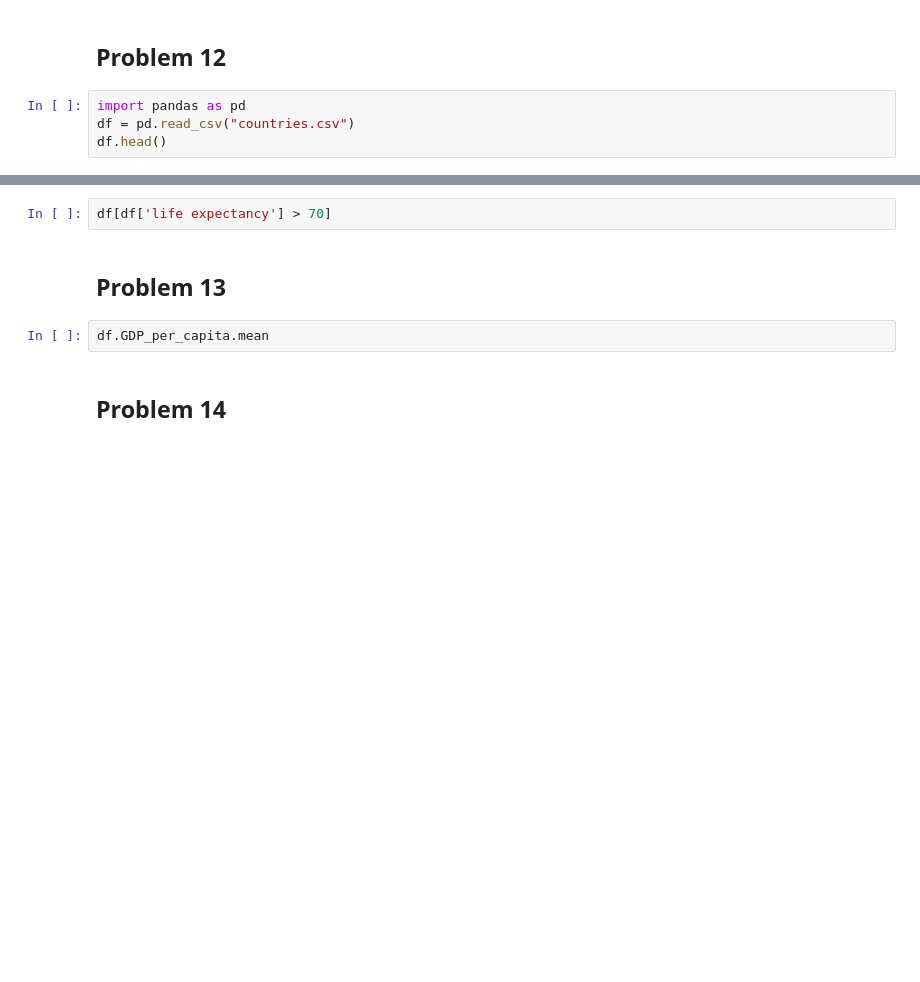
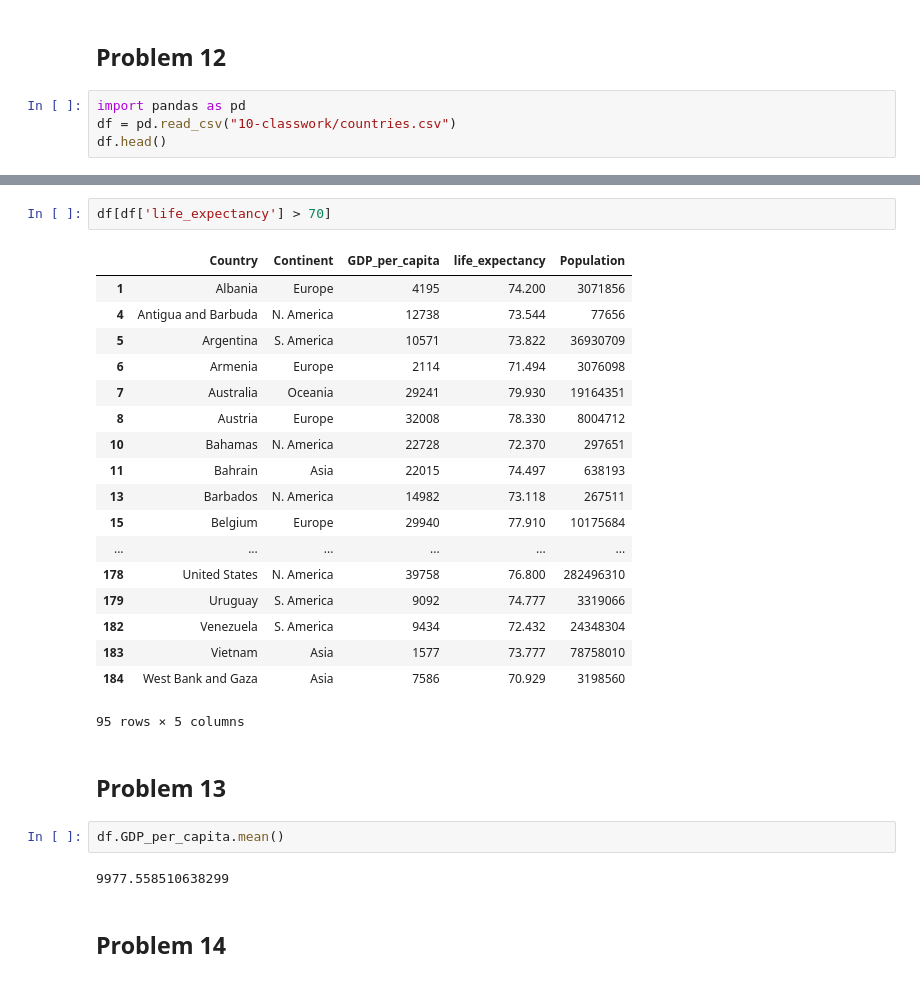
Before and after one commit to xeophin/lede-foundations, a Jupyter notebook: 10-classwork/00 - Do Now - Errors.ipynb, the cells around one changed output, grey strips where cells are left out. Cells and saved outputs as stored; diff of their text form; blank space fills up the shorter version.

Commit message:
chore(Classwork 10): add exercise

```diff
--- a/10-classwork/00 - Do Now - Errors.ipynb
+++ b/10-classwork/00 - Do Now - Errors.ipynb
@@ -76,5 +98,5 @@ print("Total is", sum(x))
 ## Problem 12
 # %%
 import pandas as pd
-df = pd.read_csv("countries.csv")
+df = pd.read_csv("10-classwork/countries.csv")
 df.head()
@@ -81,9 +110,30 @@ df.head()
 # %%
-df[df['life expectancy'] > 70]
+df[df['life_expectancy'] > 70]
+# %% [output]
+|  | Country | Continent | GDP_per_capita | life_expectancy | Population |
+| 1 | Albania | Europe | 4195 | 74.200 | 3071856 |
+| 4 | Antigua and Barbuda | N. America | 12738 | 73.544 | 77656 |
+| 5 | Argentina | S. America | 10571 | 73.822 | 36930709 |
+| 6 | Armenia | Europe | 2114 | 71.494 | 3076098 |
+| 7 | Australia | Oceania | 29241 | 79.930 | 19164351 |
+| 8 | Austria | Europe | 32008 | 78.330 | 8004712 |
+| 10 | Bahamas | N. America | 22728 | 72.370 | 297651 |
+| 11 | Bahrain | Asia | 22015 | 74.497 | 638193 |
+| 13 | Barbados | N. America | 14982 | 73.118 | 267511 |
+| 15 | Belgium | Europe | 29940 | 77.910 | 10175684 |
+| ... | ... | ... | ... | ... | ... |
+| 178 | United States | N. America | 39758 | 76.800 | 282496310 |
+| 179 | Uruguay | S. America | 9092 | 74.777 | 3319066 |
+| 182 | Venezuela | S. America | 9434 | 72.432 | 24348304 |
+| 183 | Vietnam | Asia | 1577 | 73.777 | 78758010 |
+| 184 | West Bank and Gaza | Asia | 7586 | 70.929 | 3198560 |
+95 rows × 5 columns
 # %% [markdown]
 ## Problem 13
 # %%
-df.GDP_per_capita.mean
+df.GDP_per_capita.mean()
+# %% [output]
+9977.558510638299
 # %% [markdown]
 ## Problem 14
 # %%
```
Also changed, not shown: parts of 13 cells of this notebook.
